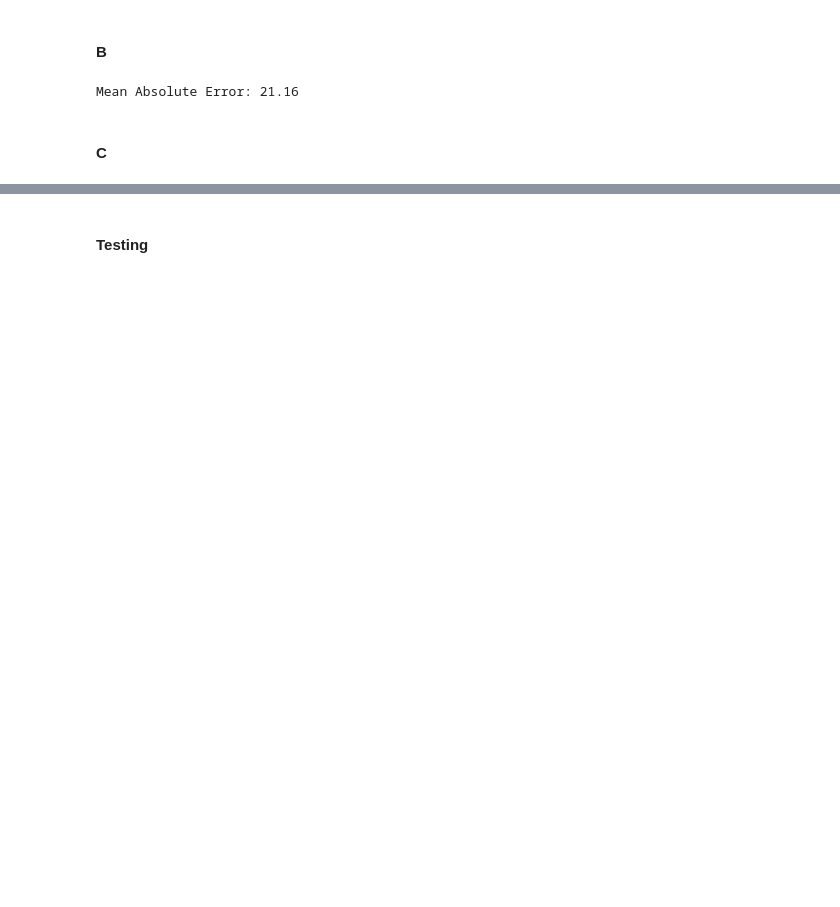
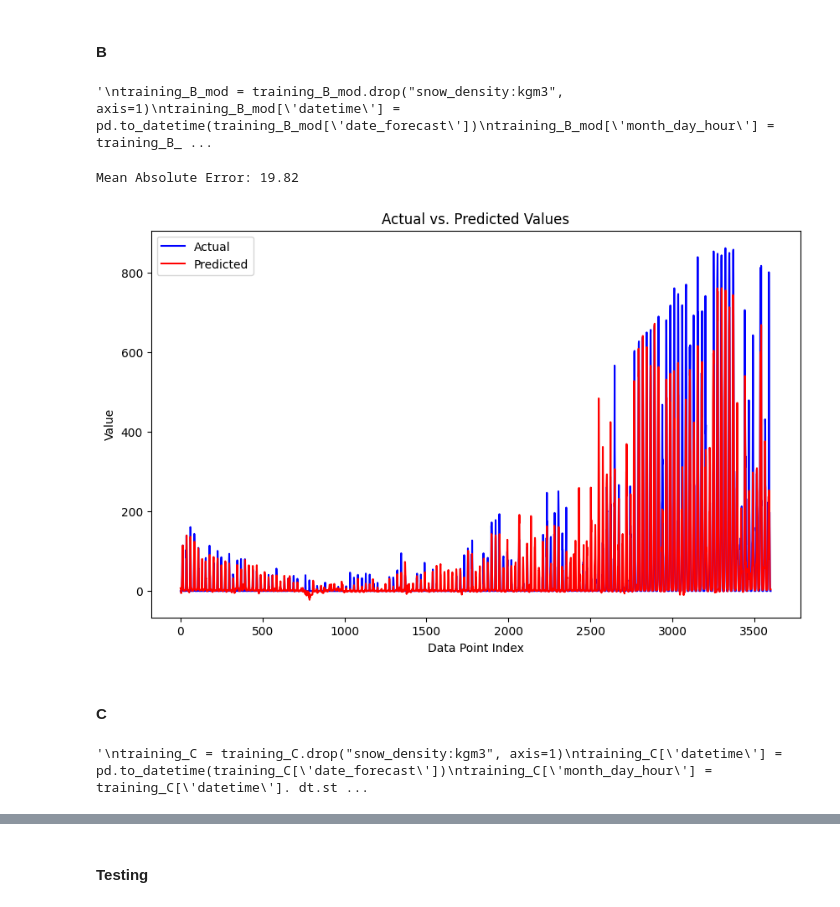
Before and after one commit to odaernt/Machine-learning-066, a Jupyter notebook: models_each_location.ipynb, the cells around one changed output, grey strips where cells are left out. Cells and saved outputs as stored; diff of their text form; code cells hidden in the pictures; blank space fills up the shorter version.

```diff
--- a/models_each_location.ipynb
+++ b/models_each_location.ipynb
@@ -455,9 +522,9 @@ Mean Absolute Error: 122.72
 # %% [markdown]
 #### B
 # %%
-#training_B_mod = training_B_mod.dropna(axis=1, how='any')
-#validation_B = validation_B.dropna(axis=1, how='any')
-
+training_B_mod = training_B_mod.dropna(axis=1, how='any')
+validation_B = validation_B.dropna(axis=1, how='any')
+'''
 training_B_mod = training_B_mod.drop("snow_density:kgm3", axis=1)
 training_B_mod['datetime'] = pd.to_datetime(training_B_mod['date_forecast'])
 training_B_mod['month_day_hour'] = training_B_mod['datetime'].dt.strftime('%m-%d %H')
@@ -491,6 +558,9 @@ validation_B['cloud_base_agl:m'].fillna(validation_B['month_day_hour'].map(mean_
 validation_B = validation_B.drop(['datetime', 'month_day_hour'], axis=1)
 validation_B['ceiling_height_agl:m'].fillna(method='ffill', inplace=True)
 validation_B['cloud_base_agl:m'].fillna(method='ffill', inplace=True)
+'''
+# %% [output]
+'\ntraining_B_mod = training_B_mod.drop("snow_density:kgm3", axis=1)\ntraining_B_mod[\'datetime\'] = pd.to_datetime(training_B_mod[\'date_forecast\'])\ntraining_B_mod[\'month_day_hour\'] = training_B_ ...
 # %%
 y_train = training_B_mod['pv_measurement']
 
@@ -502,6 +572,13 @@ y_validate = validation_B['pv_measurement']
 X_validate = validation_B.drop(columns=['pv_measurement'])
 X_validate = X_validate.drop(columns=['date_forecast'])
 X_validate = X_validate.drop(columns=['date_calc'])
+# %%
+scaler = StandardScaler()
+scaler.fit(X_train)
+
+# Transform all the datasets
+X_train = scaler.transform(X_train)
+X_validate = scaler.transform(X_validate)
 # %%
 hgb_regressor2 = HistGradientBoostingRegressor()
 
@@ -515,13 +592,34 @@ y_pred = hgb_regressor2.predict(X_validate)
 mae = mean_absolute_error(y_validate, y_pred)
 print(f'Mean Absolute Error: {mae:.2f}')
 # %% [output]
-Mean Absolute Error: 21.16
+Mean Absolute Error: 19.82
+# %%
+import matplotlib.pyplot as plt
+
+# Assuming y_validate and y_pred are NumPy arrays or pandas Series
+plt.figure(figsize=(10, 6))
+
+# Plot actual values in blue
+plt.plot(y_validate, label='Actual', color='blue')
+
+# Plot predicted values in red
+plt.plot(y_pred, label='Predicted', color='red')
+
+# Add labels, title, and legend
+plt.xlabel('Data Point Index')
+plt.ylabel('Value')
+plt.title('Actual vs. Predicted Values')
+plt.legend()
+
+plt.show()
+# %% [output]
+[figure, added]
 # %% [markdown]
 #### C
 # %%
-#training_C = training_C.dropna(axis=1, how='any')
-#validation_C_mod = validation_C_mod.dropna(axis=1, how='any')
-
+training_C = training_C.dropna(axis=1, how='any')
+validation_C_mod = validation_C_mod.dropna(axis=1, how='any')
+'''
 training_C = training_C.drop("snow_density:kgm3", axis=1)
 training_C['datetime'] = pd.to_datetime(training_C['date_forecast'])
 training_C['month_day_hour'] = training_C['datetime']. dt.strftime('%m-%d %H')
@@ -555,6 +653,9 @@ validation_C_mod['cloud_base_agl:m'].fillna(validation_C_mod['month_day_hour'].m
 validation_C_mod = validation_C_mod.drop(['datetime', 'month_day_hour'], axis=1)
 validation_C_mod['ceiling_height_agl:m'].fillna(method='ffill', inplace=True)
 validation_C_mod['cloud_base_agl:m'].fillna(method='ffill', inplace=True)
+'''
+# %% [output]
+'\ntraining_C = training_C.drop("snow_density:kgm3", axis=1)\ntraining_C[\'datetime\'] = pd.to_datetime(training_C[\'date_forecast\'])\ntraining_C[\'month_day_hour\'] = training_C[\'datetime\']. dt.st ...
 # %%
 y_train = training_C['pv_measurement']
 
```
Also changed, not shown: parts of 18 cells of this notebook, 3 other files.
